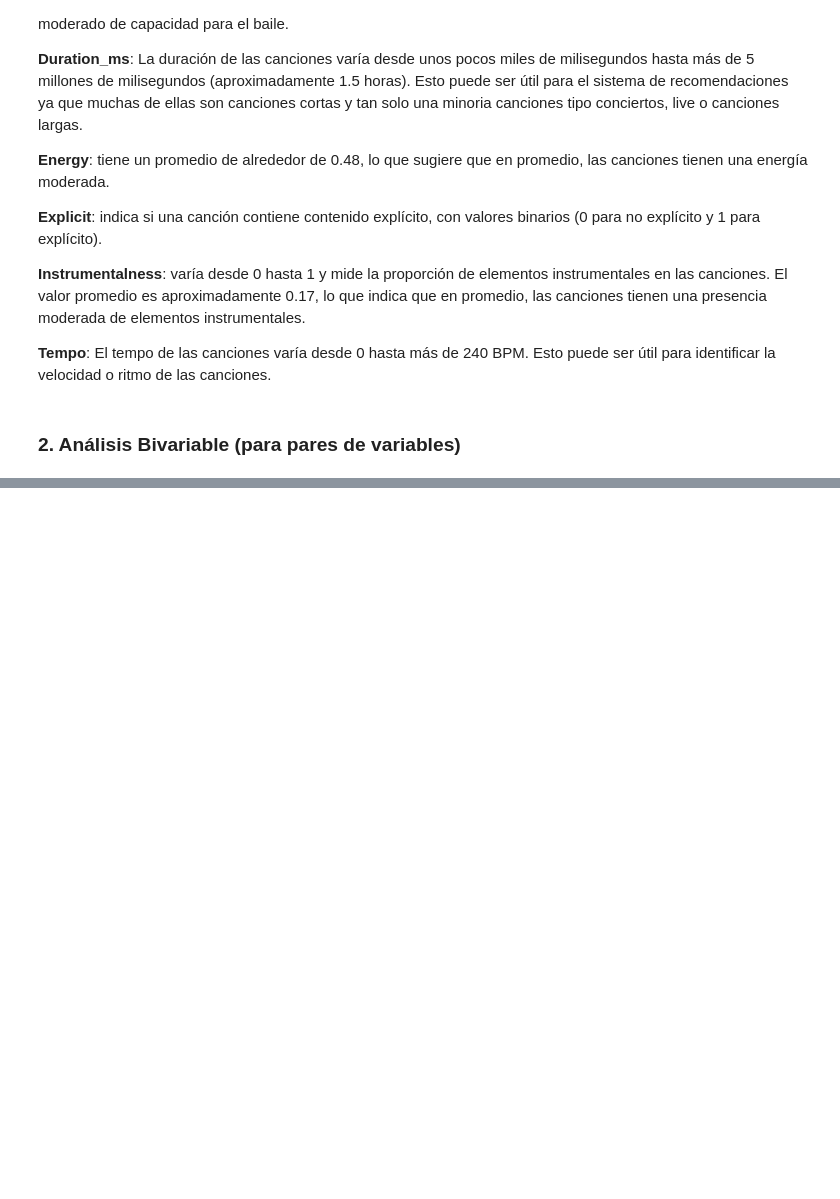
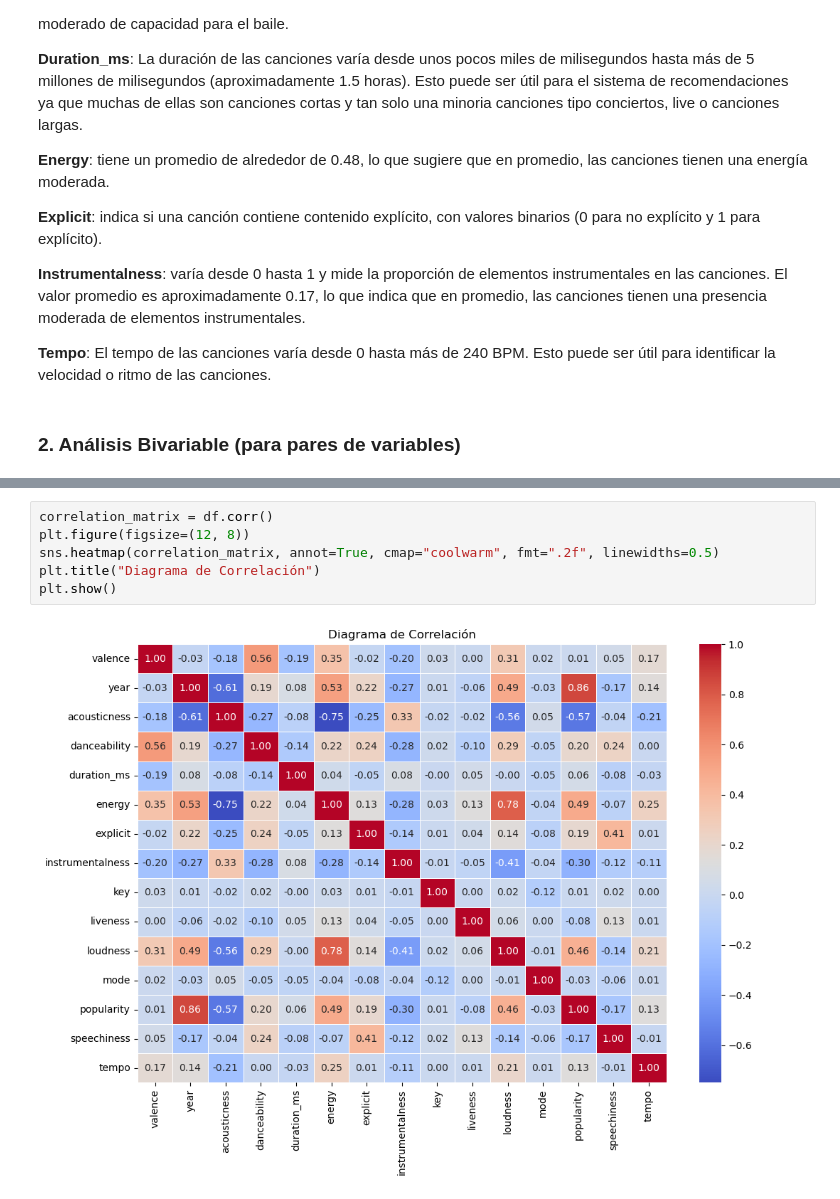
Before and after one commit to kellyninor/musica-a-la-carta, a Jupyter notebook: Musica_a_la_carta.ipynb, the cells around one changed output, grey strips where cells are left out. Saved outputs shown, nothing was run; the diff lists cells and outputs as text; blank space fills up the shorter version.

```diff
--- a/Musica_a_la_carta.ipynb
+++ b/Musica_a_la_carta.ipynb
@@ -290,0 +336,8 @@ memory usage: 24.7+ MB
+# %%
+correlation_matrix = df.corr()
+plt.figure(figsize=(12, 8))
+sns.heatmap(correlation_matrix, annot=True, cmap="coolwarm", fmt=".2f", linewidths=0.5)
+plt.title("Diagrama de Correlación")
+plt.show()
+# %% [output]
+[figure, added]
```
Also changed, not shown: parts of 10 cells of this notebook.
